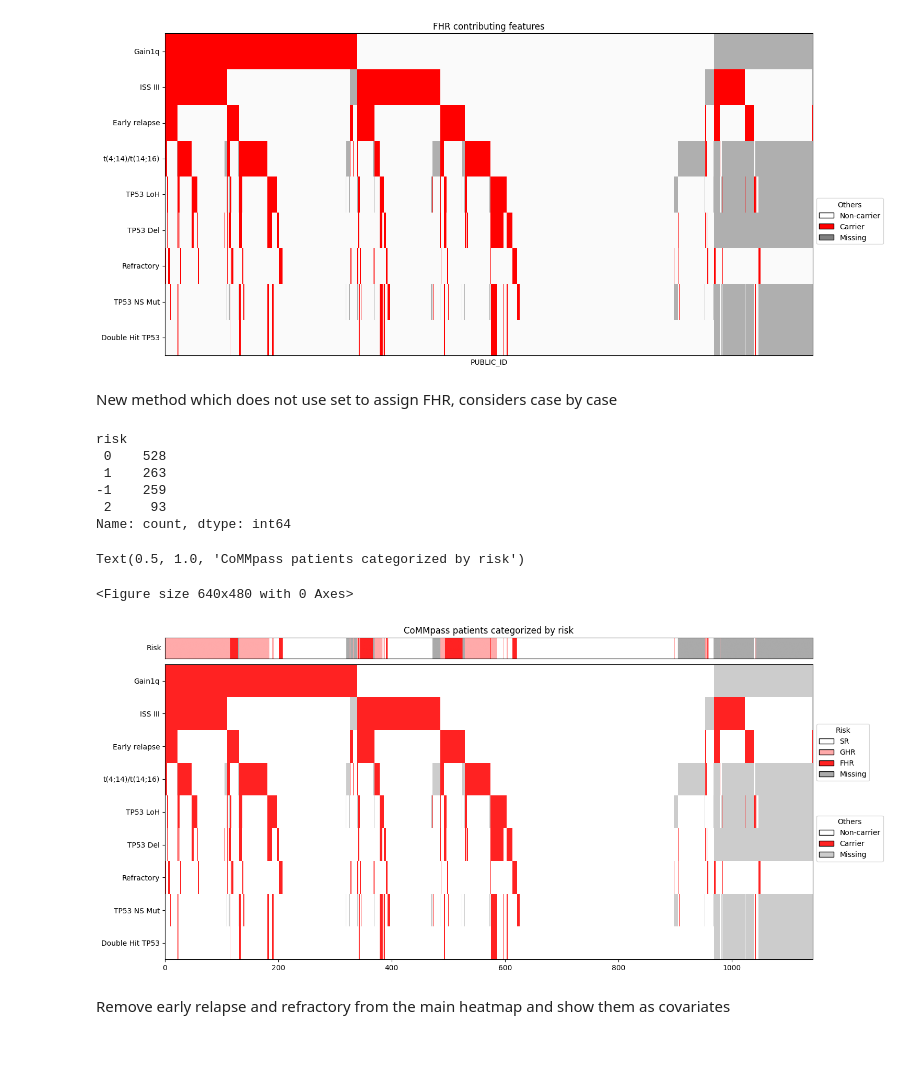
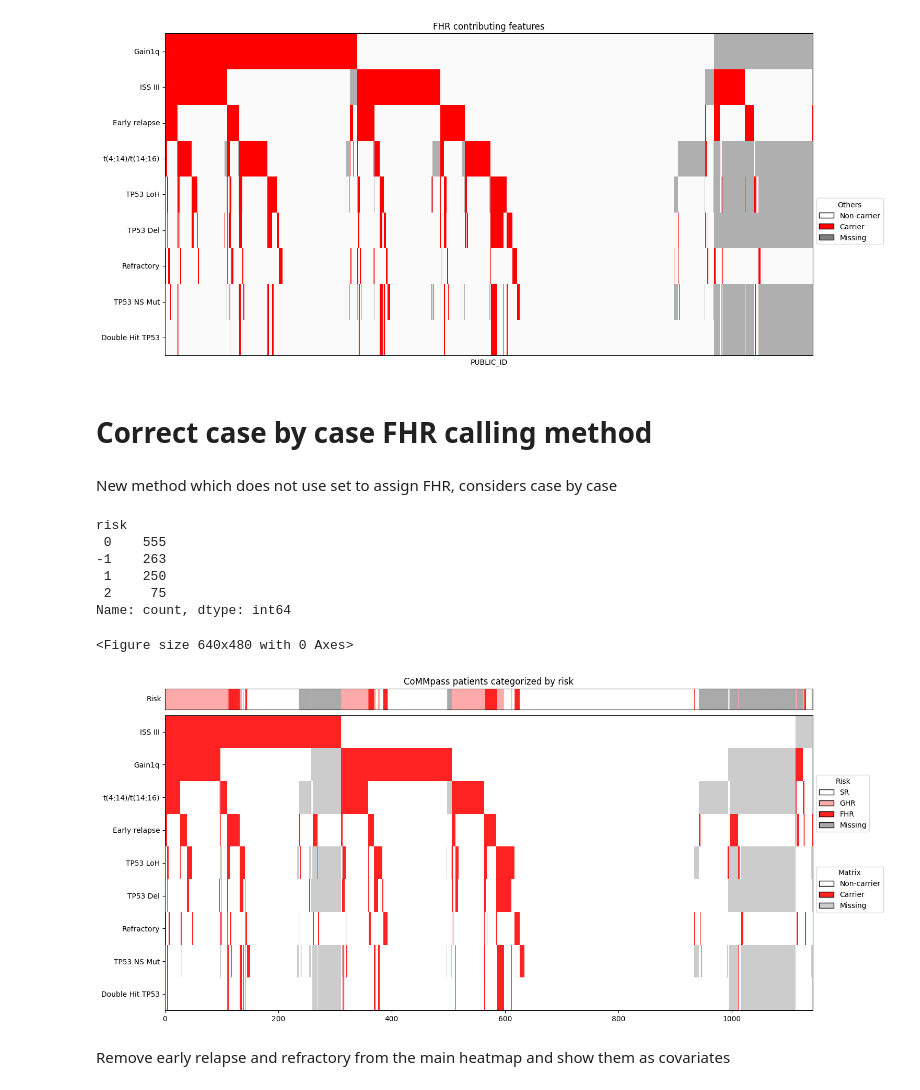
Before and after one commit to JiaGengChang/fhr, a Jupyter notebook: pipeline/01_call_fhr.ipynb, the cells around one changed output. Cells and saved outputs as stored; diff of their text form; code cells hidden in the pictures; blank space fills up the shorter version.

```diff
--- a/pipeline/01_call_fhr.ipynb
+++ b/pipeline/01_call_fhr.ipynb
@@ -89,12 +111,16 @@ else:
         .groupby("PUBLIC_ID")\
         .head(n=1)\
         .filter(regex='PUBLIC_ID|_CALL')
+    names_t4_14 = df_tc.query('SeqWGS_WHSC1_CALL == 1')['PUBLIC_ID'].unique()
+    names_t14_16 = df_tc.query('SeqWGS_MAF_CALL == 1')['PUBLIC_ID'].unique()
     names_tc = df_tc.query('SeqWGS_WHSC1_CALL == 1 or SeqWGS_MAF_CALL == 1')['PUBLIC_ID'].unique()
 
 print('Patients with WGS canonical Ig info',len(df_tc.PUBLIC_ID.unique()))
 
 # t(4;14) FGFR3 overexpression or t(14;16) c-MAF overexpression
 print('Patients with t(4;14) or t(14;16)',names_tc.__len__())
+print('Patients with t(4;14)',names_t4_14.__len__())
+print('Patients with t(14;16)',names_t14_16.__len__())
 # %% [output]
 Patients with WGS canonical Ig info 904
 Patients with t(4;14) or t(14;16) 150
@@ -105,13 +141,13 @@ df_fish = '/home/jiageng/Documents/fhr/data/SeqFISH Files_MMRF_CoMMpass_IA22_gen
 df_fish = pd.read_csv(df_fish, sep='\t').assign(PUBLIC_ID=lambda x: x['SAMPLE'].str.extract(r'(MMRF_\d{4})')).sort_values('SAMPLE').groupby('PUBLIC_ID').head(1)
 print('df_fish',df_fish.shape)
 
-# TP53 deletion. Either is the same.
-names_del_tp53 = df_fish.loc[-0.2 > df_fish['SeqWGS_Cp_17p13'],'PUBLIC_ID'].unique() # 101
-names_del_tp53 = df_fish.loc[df_fish['SeqWGS_Cp_17p13_20percent']==1,'PUBLIC_ID'].unique() # 103
+# TP53 deletion
+names_del_tp53 = df_fish.loc[-0.5 > df_fish['SeqWGS_Cp_17p13'],'PUBLIC_ID'].unique() # 101
+# names_del_tp53 = df_fish.loc[df_fish['SeqWGS_Cp_17p13_20percent']==1,'PUBLIC_ID'].unique() # 103
 
-# Deep TP53 deletion
+# Double copy TP53 deletion
 # There are no individuals with -2 > log2FC
-names_deep_del_tp53 = df_fish.loc[-2 > df_fish['SeqWGS_Cp_17p13'],'PUBLIC_ID'].unique() # 0
+names_deep_del_tp53 = df_fish.loc[-1.5 > df_fish['SeqWGS_Cp_17p13'],'PUBLIC_ID'].unique() # 0
 assert len(names_deep_del_tp53) == 0
 
 # TP53 mutations
@@ -155,5 +197,8 @@ Breakdown: type 1: 31, type 2: 35
 # %%
 # 1q gain and ISS3
 names_iss3 = df_clin.loc[df_clin['D_PT_iss']==3,'PUBLIC_ID'].unique() # 311
-names_gain1q = df_fish.loc[df_fish['SeqWGS_Cp_1q21'] > 0.2,'PUBLIC_ID'].unique() # 385 # SeqExome
+names_gain1q = df_fish.loc[df_fish['SeqWGS_Cp_1q21'] > 0.38,'PUBLIC_ID'].unique() # 385 # SeqExome
 names_gain1q_iss3 = set(names_iss3).intersection(set(names_gain1q)) # 110
+print(len(names_iss3))
+print(len(names_gain1q))
+print(len(names_gain1q_iss3))
@@ -188,7 +243,7 @@ FHR features in OncoPrint format
 public_id feature_1_yes/no/missing ... feature_n_yes/no/missing (1=yes, 0=no, -1=missing)
 # %%
 names_refractory = df_trtresp.query("(bestrespsh in ['SD','PD'] and line==1 and trtgroup==1)").PUBLIC_ID.unique()
-names_relapse = df_trtresp.query("(line==1 and trtgroup==1 and pddy > trtstdy and pddy - trtstdy < 548) or (pddy > bmtx_day and pddy - bmtx_day < 365 and bmtx_rec==1 and bmtx_type=='Stem cell, Autologous')").PUBLIC_ID.unique()
+names_relapse = df_trtresp.query("(line==1 and trtgroup==1 and pddy > trtstdy and pddy - trtstdy < 365) or (bmtx_rec==1 and bmtx_type=='Stem cell, Autologous' and pddy > bmtx_day and pddy - bmtx_day < 365)").PUBLIC_ID.unique()
 names_clinhr = set(names_refractory).union(set(names_relapse)).intersection(set(names_all))
 
 names_tc_all = df_tc.PUBLIC_ID.unique()
@@ -329,6 +384,8 @@ ax.legend(handles=main_legend_elements, title='Others', bbox_to_anchor=(1, 0.5),
 # %% [output]
 <matplotlib.legend.Legend at 0x...>
 [figure]
+# %% [markdown]
+# Correct case by case FHR calling method
 # %% [markdown]
 New method which does not use set to assign FHR, considers case by case
 # %%
@@ -357,10 +414,10 @@ df_fhr_ann['risk'] = df_fhr_ann['risk'].astype(int)
 df_fhr_ann['risk'].value_counts()
 # %% [output]
 risk
- 0    528
- 1    263
--1    259
- 2     93
+ 0    555
+-1    263
+ 1    250
+ 2     75
 Name: count, dtype: int64
 # %%
 # Create ordered data with secondary labels
@@ -404,7 +461,7 @@ main_legend_elements = [
     Patch(facecolor='#FF2222', edgecolor='black', label='Carrier'),
     Patch(facecolor='#CCCCCC', edgecolor='black', label='Missing'),
 ]
-ax.legend(handles=main_legend_elements, title='Others', bbox_to_anchor=(1, 0.5), loc='upper left', frameon=True)
+ax.legend(handles=main_legend_elements, title='Matrix', bbox_to_anchor=(1, 0.5), loc='upper left', frameon=True)
 
 # Add secondary annotations
 ax = make_axes_locatable(ax)
@@ -414,37 +471,36 @@ ax_fhr = ax.append_axes("top", size="7%", pad="2%")
 
 # Define a colormap for the risk types
 fhr_cmap = ListedColormap(['#AAAAAA','white','#FFAAAA','#FF2222'])
 
 
 # Plot the 1D heatmap for risk types
 fhr_values = df_fhr_ann_ordered['risk'].values
 
 ax_fhr.imshow(fhr_values[np.newaxis,:], aspect='auto', cmap=fhr_cmap)
 
 # Remove ticks
 ax_fhr.set_xticks([])
 ax_fhr.set_yticks([])
 
 
 # Add y-axis label for secondary annotation
 ax_fhr.set_ylabel('Risk', rotation=0, labelpad=5, va='center', ha='right')
 
 # Create legend for FHR
 fhr_legend_elements = [
     Patch(facecolor='white', edgecolor='black', label='SR'),
     Patch(facecolor='#FFAAAA', edgecolor='black', label='GHR'),
     Patch(facecolor='#FF2222', edgecolor='black', label='FHR'),
     Patch(facecolor='#AAAAAA', edgecolor='black', label='Missing'),
 ]
 ax_fhr.legend(handles=fhr_legend_elements, title='Risk', bbox_to_anchor=(1, -3), loc='upper left', frameon=True)
 
 plt.title('CoMMpass patients categorized by risk')
 
-# fig.savefig('../fhr-heatmap-full-ann.svg')
+fig.savefig('../fhr-heatmap-full-ann.2Mar25.svg')
 # %% [output]
-Text(0.5, 1.0, 'CoMMpass patients categorized by risk')
+<Figure size 640x480 with 0 Axes>
-<Figure size 640x480 with 0 Axes>
-[figure, old version]
+[figure, new version]
 # %% [markdown]
 Remove early relapse and refractory from the main heatmap and show them as covariates
 # %%
```
Also changed, not shown: parts of 18 cells of this notebook.
